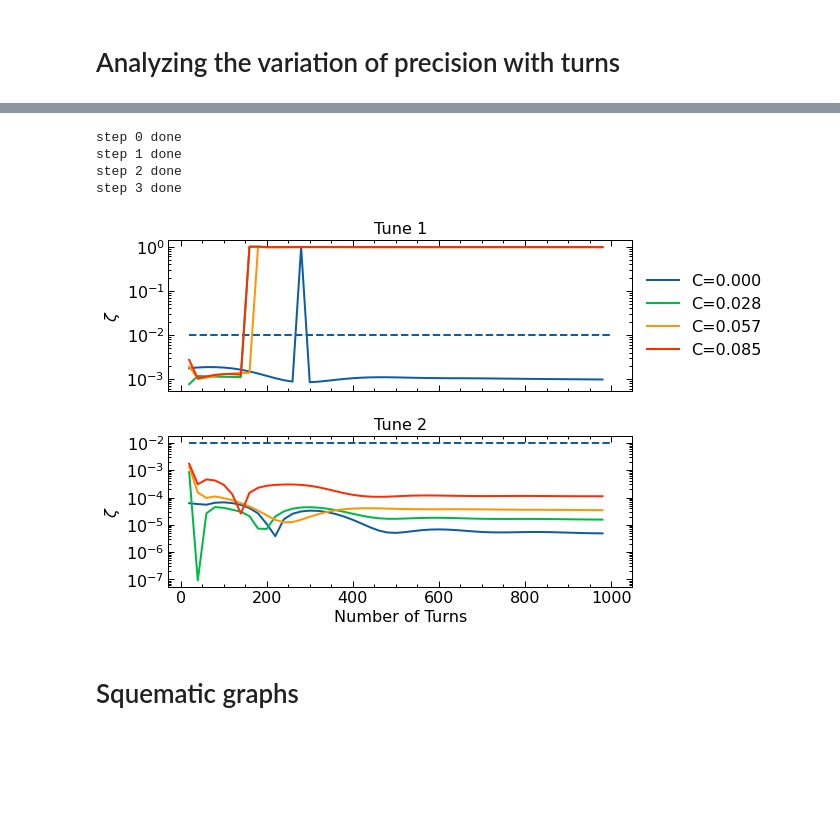
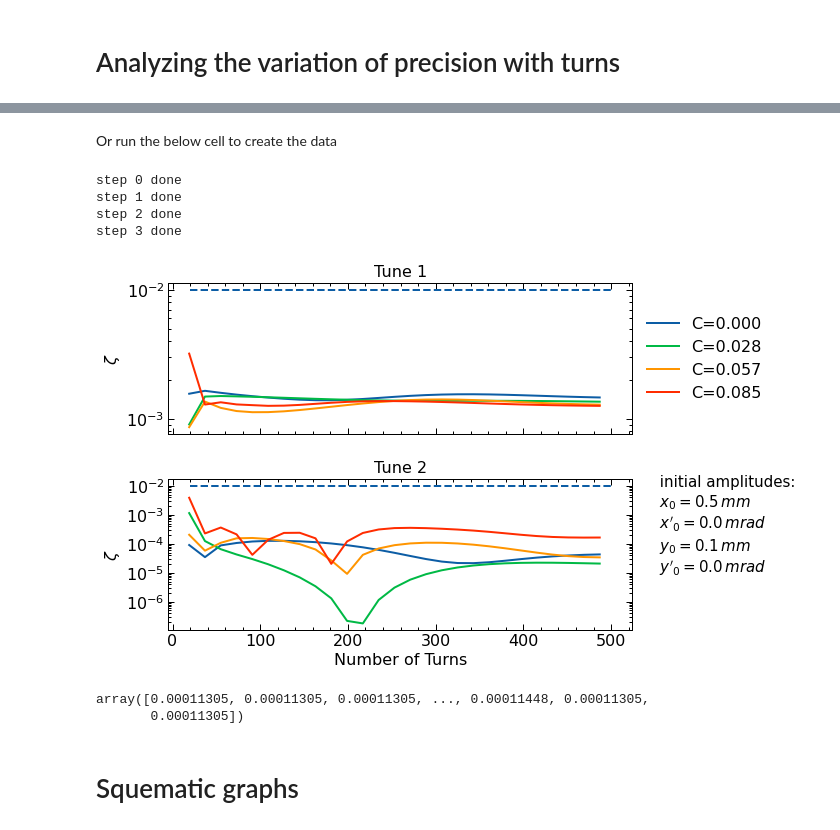
Before and after one commit to lnls-fac/apsuite, a Jupyter notebook: apsuite/emittance_exchange/bo_tune_measure/tune_measure_tests.ipynb, the cells around one changed output, grey strips where cells are left out. Drawn from its saved outputs; the diff is of its cells as text; code cells hidden in the pictures; blank space fills up the shorter version.

Commit message:
Implements the correct script to get the booster tune spectrum

```diff
--- a/apsuite/emittance_exchange/bo_tune_measure/tune_measure_tests.ipynb
+++ b/apsuite/emittance_exchange/bo_tune_measure/tune_measure_tests.ipynb
@@ -5,3 +5,11 @@ import matplotlib.pyplot as plt
 #%config Completer.use_jedi = False
 # %% [markdown]
 # Analyzing the variation of precision with turns
+# %%
+N_max = 500
+KsL_list = -np.linspace(0,0.05,num=4)
+coupling_list = np.zeros([KsL_list.size])
+error_naff_tune1 = coupling_list.copy()
+error_naff_tune2 = coupling_list.copy()
+tune1_list = coupling_list.copy()
+tune2_list = coupling_list.copy()
@@ -8 +18,8 @@ import matplotlib.pyplot as plt
+# %%
+datax = np.load("datax2.npy")
+datay = np.load("datay2.npy")
+tune1_list = np.load('tune1_list')
+tune2_list = np.load('tune2_list')
+# %% [markdown]
+Or run the below cell to create the data
 # %%
@@ -48,7 +63,7 @@ step 3 done
 # %%
-N_list = np.arange(20,N_max,20)
-error1_matrix = np.zeros([coupling_list.size, N_list.size])
-error2_matrix = error1_matrix.copy()
+N_list = np.arange(19,N_max,18)
+naff_tune1_matrix = np.zeros([coupling_list.size, N_list.size])
+naff_tune2_matrix = naff_tune1_matrix.copy()
 
 # Computes the error associated with a given N and coupling
 for N_index, N in enumerate(N_list):
@@ -58,8 +73,7 @@ for N_index, N in enumerate(N_list):
 
         # Uses only the N first revolutions to calc tunes
         naff_tune1, naff_tune2 = tm.tune_by_NAFF(x_m[:N,:], y_m[:N,:])
-        naff_tune1, naff_tune2 = naff_tune1%1, naff_tune2%1  # Stores only decimal part
 
-        # Passes the errors to the matrices
-        error1_matrix[C_index][N_index] = np.abs(naff_tune1 - tune1_list[C_index])
-        error2_matrix[C_index][N_index] = np.abs(naff_tune2 - tune2_list[C_index])
+        # Passes the tunes to the matrices
+        naff_tune1_matrix[C_index][N_index] = np.abs(naff_tune1)
+        naff_tune2_matrix[C_index][N_index] = np.abs(naff_tune2)
@@ -69,30 +80,41 @@ np.save("datay", datay)
 # %%
-rel_error1_matrix = error1_matrix/tune1_list.reshape([4,1])
-rel_error2_matrix = error2_matrix/tune2_list.reshape([4,1])
+error1 = np.abs(naff_tune1_matrix - tune1_list[:, None])
+error2 = np.abs(naff_tune2_matrix - tune2_list[:, None])
+# Computes relative error
+rel_error1_matrix = error1/tune1_list[:, None]
+rel_error2_matrix = error2/tune2_list[:, None]
+
+#rel_error1_matrix = error1
+#rel_error2_matrix = error2
 
 with plt.style.context(['science', 'notebook']):
     fig, ax = plt.subplots(2,1, sharex=True)
     fig.tight_layout(pad=3.0)
     #fig.set_dpi(160)
     for c_idx, c in enumerate(coupling_list):
         ax[0].semilogy(N_list, rel_error1_matrix[c_idx, :], label="C={:.3f}".format(c))
         ax[1].semilogy(N_list, rel_error2_matrix[c_idx, :], label="C={:.3f}".format(c))
 
     ax[0].set_title("Tune 1")
     ax[0].set_ylabel("$\zeta$") #Zeta is the relative error
     ax[0].hlines(1e-2,20,N_max, linestyles='dashed')
     ax[1].set_title("Tune 2")
     ax[1].set_ylabel("$\zeta$")
     ax[1].set_xlabel("Number of Turns")
     ax[1].hlines(1e-2,20,N_max, linestyles='dashed')
     ax[0].legend(loc='center left', bbox_to_anchor=(1, 0.5))
     ax[0].legend(loc='center left', bbox_to_anchor=(1, 0.5))
-    #ax[1].text(x=210, y=0.00001, s="\n initial amplitudes: \n $x_0 = {} \, \mu m$"
-                                    # "\n $x'_0 = {} \, \mu rad$"
-                                    # "\n $y_0 = {} \, \mu m$"
-                                    # "\n $y'_0 = {} \, \mu rad$".format(offset[0][0]*1e6, offset[1][0]*1e6, offset[2][0]*1e6, offset[3][0]*1e6), fontsize = 15)
+    ax[1].text(x=550, y=0.00001, s="\n initial amplitudes: \n $x_0 = {} \, mm$"
+                                     "\n $x'_0 = {} \, m rad$"
+                                     "\n $y_0 = {} \,  mm$"
+                                     "\n $y'_0 = {} \, m rad$".format(offset[0][0]*1e3, offset[1][0]*1e3, offset[2][0]*1e3, offset[3][0]*1e3), fontsize = 15)
 # %% [output]
-[figure, old version]
+[figure, new version]
+# %%
+obj._eqparams.sigma_ry
+# %% [output]
+array([0.00011305, 0.00011305, 0.00011305, ..., 0.00011448, 0.00011305,
+       0.00011305])
 # %% [markdown]
 # Squematic graphs
 # %%
```
Also changed, not shown: parts of 4 cells of this notebook.
